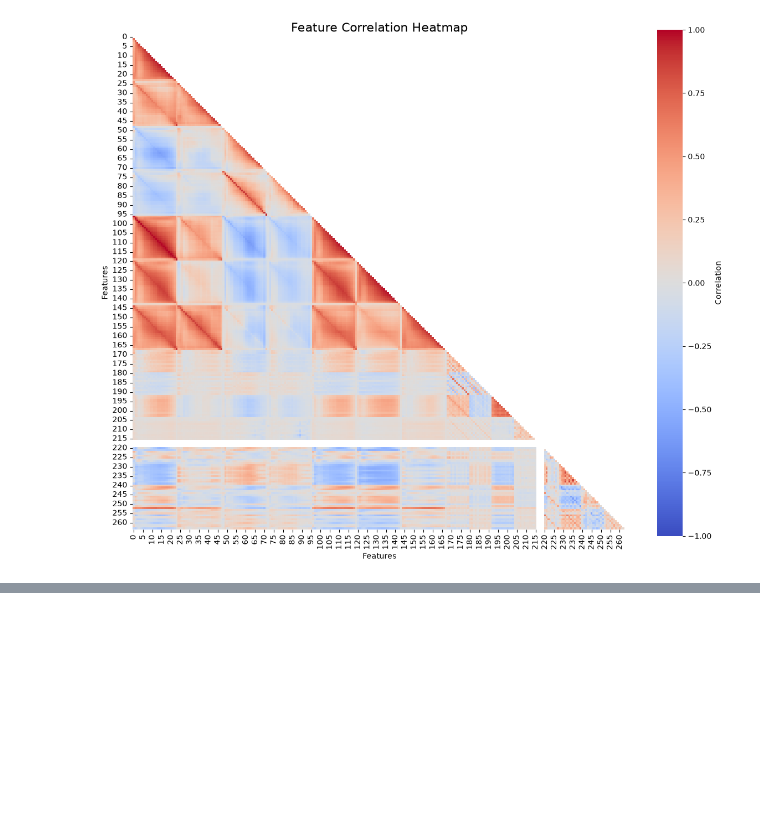
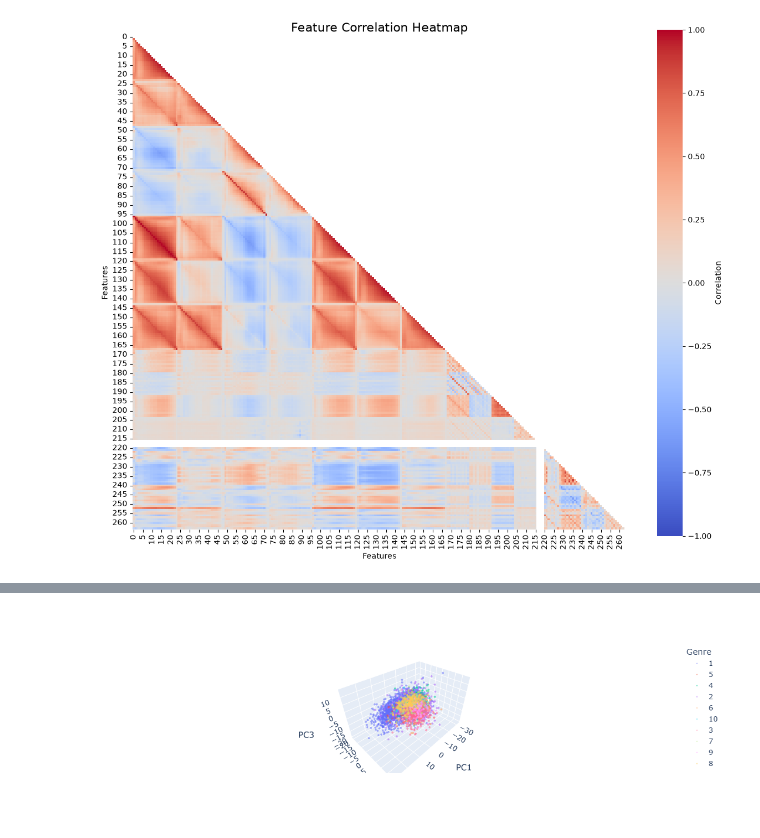
Before and after one commit to PeymanPe/music-genre-classification, a Jupyter notebook: notebooks/01_data_analysis.ipynb, the cells around one changed output, grey strips where cells are left out. Drawn from its saved outputs; the diff is of its cells as text; code cells hidden in the pictures; blank space fills up the shorter version.

```diff
--- a/notebooks/01_data_analysis.ipynb
+++ b/notebooks/01_data_analysis.ipynb
@@ -122,0 +491,26 @@ X
+# %%
+X_scaled = StandardScaler().fit_transform(X)
+
+pca = PCA(n_components=3)
+X_pca = pca.fit_transform(X_scaled)
+
+pca_df = pd.DataFrame({
+    "PC1": X_pca[:,0],
+    "PC2": X_pca[:,1],
+    "PC3": X_pca[:,2],
+    "Genre": y.astype(str)
+})
+
+fig = px.scatter_3d(
+    pca_df,
+    x="PC1",
+    y="PC2",
+    z="PC3",
+    color="Genre",
+    opacity=0.55
+)
+
+fig.update_traces(marker=dict(size=2))
+fig.show()
+# %% [output]
+[figure, added]
```
Also changed, not shown: parts of 29 cells of this notebook.
